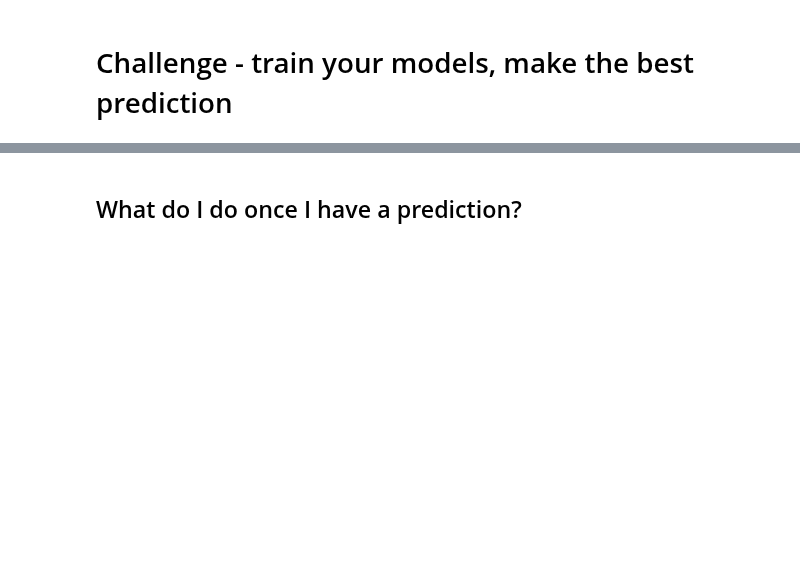
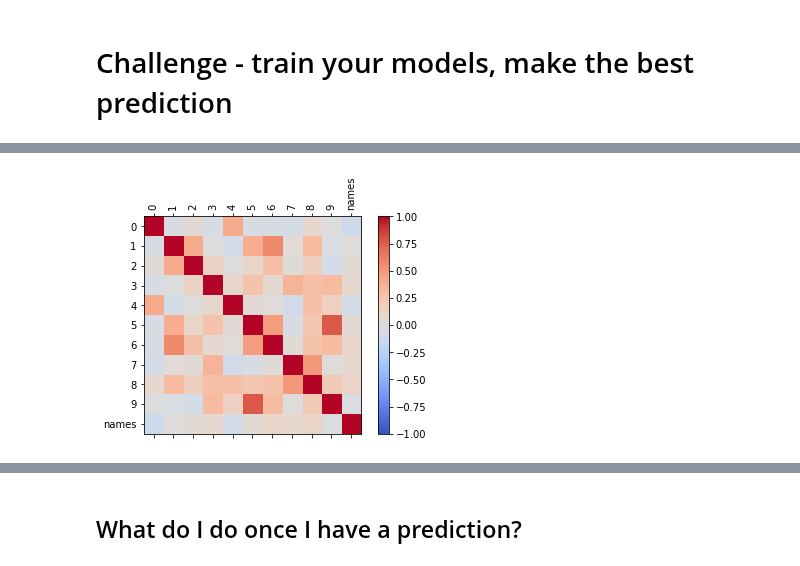
Before and after one commit to Clapiniella/lab-avila-bible, a Jupyter notebook: your-code/main.ipynb, the cells around one changed output, grey strips where cells are left out. Cells and saved outputs as stored; diff of their text form; code cells hidden in the pictures; blank space fills up the shorter version.

```diff
--- a/your-code/main.ipynb
+++ b/your-code/main.ipynb
@@ -86,0 +113,14 @@ sample_submission.head()
+# %%
+from sklearn.preprocessing import StandardScaler, Normalizer
+from sklearn.pipeline import make_pipeline
+pipeline = [
+    StandardScaler(),
+    Normalizer(),
+]
+
+tr = make_pipeline(*pipeline)
+
+Xpr = tr.fit_transform(train_dataset[['0', '1', '2', '3', '4', '5', '6', '7', '8', '9']])
+train_dataset2 = pd.DataFrame(Xpr,columns=train_dataset[['0', '1', '2', '3', '4', '5', '6', '7', '8', '9']].columns)
+train_dataset2['10']=train_dataset['10']
+train_dataset2
@@ -86,0 +189,14 @@ sample_submission.head()
+# %%
+#transforming classes in numbers
+LabelDiz={'Clarius':'1',
+          'Coronavirucus': '2',
+          'Esequlius':'3',
+          'Marcus':'4',
+          'Mongucus':'5',
+          'Paithonius': '6',
+          'Philippus':'7',
+          'Ubuntius':'8'
+         }
+def label(x):
+    return int(LabelDiz[x])
+train_dataset2['names']=train_dataset2['10'].apply(label)
@@ -86,0 +219,18 @@ sample_submission.head()
+# %%
+#checking correlation between variables
+from matplotlib import pyplot as plt
+import numpy as np
+corr = train_dataset2.corr()
+fig = plt.figure()
+ax = fig.add_subplot(111)
+cax = ax.matshow(corr,cmap='coolwarm', vmin=-1, vmax=1)
+fig.colorbar(cax)
+ticks = np.arange(0,len(train_dataset2.columns),1)
+ax.set_xticks(ticks)
+plt.xticks(rotation=90)
+ax.set_yticks(ticks)
+ax.set_xticklabels(train_dataset2.columns)
+ax.set_yticklabels(train_dataset2.columns)
+plt.show();
+# %% [output]
+[figure, added]
```
Also changed, not shown: parts of 23 cells of this notebook, 1 other file.
